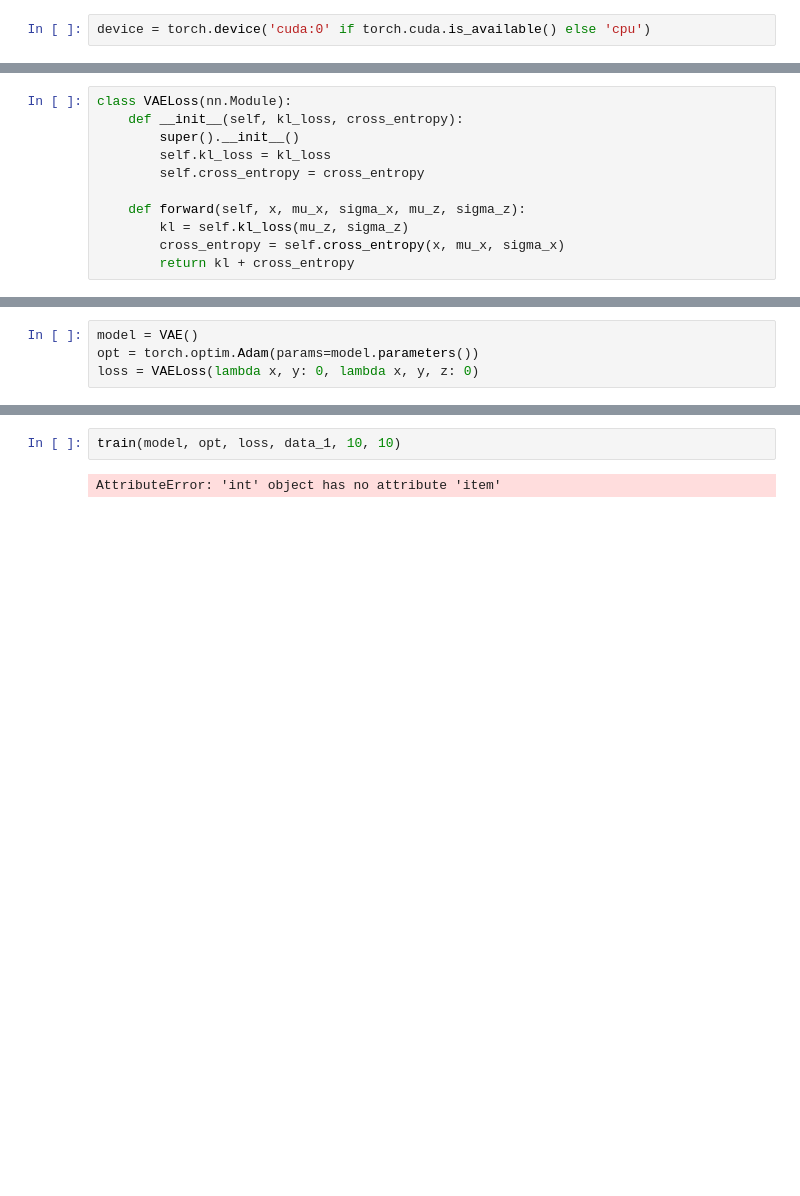
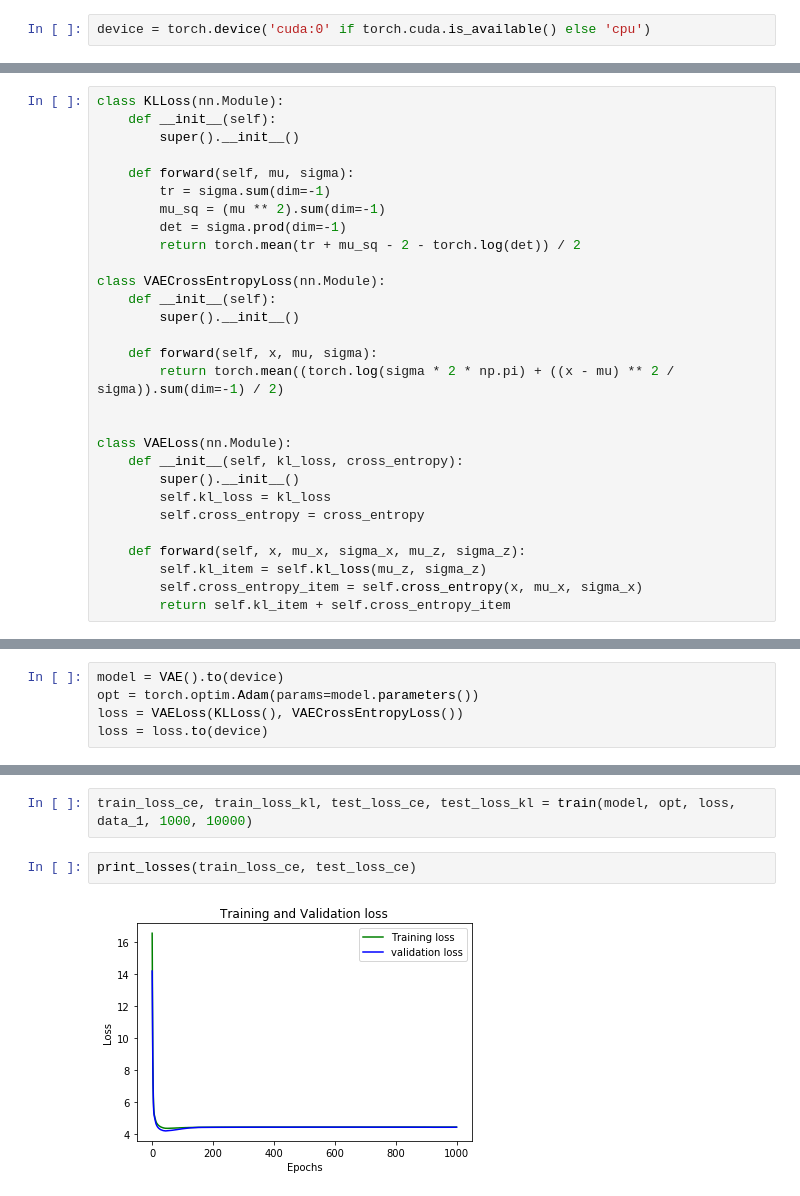
Before and after one commit to psolikov/DUL, a Jupyter notebook: HW3VAE.ipynb, the cells around one changed output, grey strips where cells are left out. Saved outputs shown, nothing was run; the diff lists cells and outputs as text; blank space fills up the shorter version.

```diff
--- a/HW3VAE.ipynb
+++ b/HW3VAE.ipynb
@@ -112,4 +122,22 @@ class VAE(nn.Module):
 # %%
+class KLLoss(nn.Module):
+    def __init__(self):
+        super().__init__()
+
+    def forward(self, mu, sigma):
+        tr = sigma.sum(dim=-1)
+        mu_sq = (mu ** 2).sum(dim=-1)
+        det = sigma.prod(dim=-1)
+        return torch.mean(tr + mu_sq - 2 - torch.log(det)) / 2
+
+class VAECrossEntropyLoss(nn.Module):
+    def __init__(self):
+        super().__init__()
+
+    def forward(self, x, mu, sigma):
+        return torch.mean((torch.log(sigma * 2 * np.pi) + ((x - mu) ** 2 / sigma)).sum(dim=-1) / 2)
+
+
 class VAELoss(nn.Module):
     def __init__(self, kl_loss, cross_entropy):
         super().__init__()
@@ -117,7 +145,7 @@ class VAELoss(nn.Module):
         self.cross_entropy = cross_entropy
 
     def forward(self, x, mu_x, sigma_x, mu_z, sigma_z):
-        kl = self.kl_loss(mu_z, sigma_z)
-        cross_entropy = self.cross_entropy(x, mu_x, sigma_x)
-        return kl + cross_entropy
+        self.kl_item = self.kl_loss(mu_z, sigma_z)
+        self.cross_entropy_item = self.cross_entropy(x, mu_x, sigma_x)
+        return self.kl_item + self.cross_entropy_item
 # %%
@@ -130,7 +158,8 @@ VAE()(torch.FloatTensor(np.array([[1.0, 1.0]])))
 # %%
-model = VAE()
+model = VAE().to(device)
 opt = torch.optim.Adam(params=model.parameters())
-loss = VAELoss(lambda x, y: 0, lambda x, y, z: 0)
+loss = VAELoss(KLLoss(), VAECrossEntropyLoss())
+loss = loss.to(device)
 # %%
 def train(model, opt, criterion, data, n_epoch, batch_size):
     data_train, data_test = train_test_split(data, test_size=0.2, random_state=42)
@@ -155,4 +205,6 @@ def train(model, opt, criterion, data, n_epoch, batch_size):
-# %%
-train(model, opt, loss, data_1, 10, 10)
-# %% [output]
-AttributeError: 'int' object has no attribute 'item'
+# %%
+train_loss_ce, train_loss_kl, test_loss_ce, test_loss_kl = train(model, opt, loss, data_1, 1000, 10000)
+# %%
+print_losses(train_loss_ce, test_loss_ce)
+# %% [output]
+[figure, added]
```
Also changed, not shown: parts of 32 cells of this notebook.
